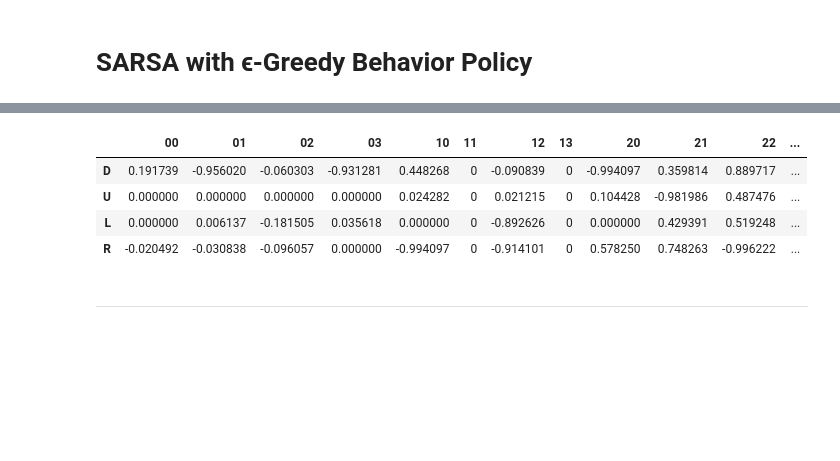
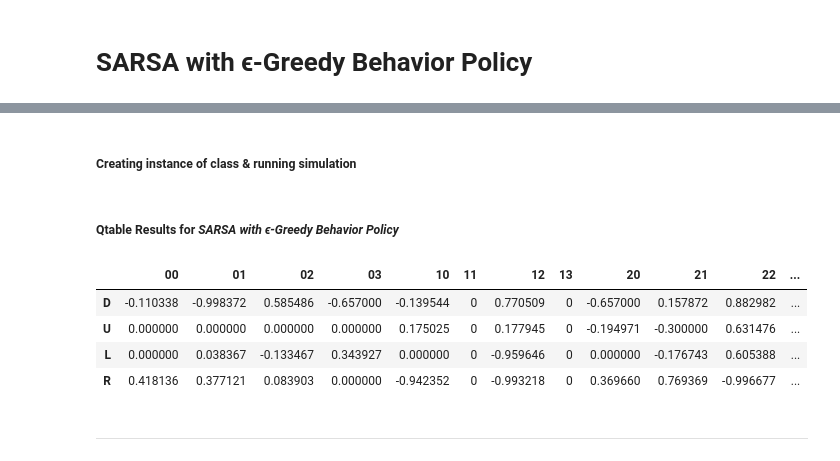
Before and after one commit to moses1998lee/Git, a Jupyter notebook: ME5406 Project 1/01032023 Project 1.ipynb, the cells around one changed output, grey strips where cells are left out. Saved outputs shown, nothing was run; the diff lists cells and outputs as text; code cells hidden in the pictures; blank space fills up the shorter version.

```diff
--- a/ME5406 Project 1/01032023 Project 1.ipynb
+++ b/ME5406 Project 1/01032023 Project 1.ipynb
@@ -516,15 +526,21 @@ Main Action: R
-# %%
-Qtable_sarsa
-# S . . .
-# . H . H
-# . . . H
-# H . . E
-# %% [output]
-|  | 00 | 01 | 02 | 03 | 10 | 11 | 12 | 13 | 20 | 21 | 22 | ... |
-| D | 0.191739 | -0.956020 | -0.060303 | -0.931281 | 0.448268 | 0 | -0.090839 | 0 | -0.994097 | 0.359814 | 0.889717 | ... |
-| U | 0.000000 | 0.000000 | 0.000000 | 0.000000 | 0.024282 | 0 | 0.021215 | 0 | 0.104428 | -0.981986 | 0.487476 | ... |
-| L | 0.000000 | 0.006137 | -0.181505 | 0.035618 | 0.000000 | 0 | -0.892626 | 0 | 0.000000 | 0.429391 | 0.519248 | ... |
-| R | -0.020492 | -0.030838 | -0.096057 | 0.000000 | -0.994097 | 0 | -0.914101 | 0 | 0.578250 | 0.748263 | -0.996222 | ... |
+# %% [markdown]
+#####  Creating instance of class & running simulation
+# %%
+# Create instance of class with environment 1 (4x4 grid)
+sarsa = SARSA_sim(env1)
+
+# Run SARSA simulation
+sarsa.simulate(no_of_episodes_sarsa, epsilon_sarsa, gamma_sarsa, alpha_sarsa)
+# %% [markdown]
+#####  Qtable Results for *SARSA with ϵ-Greedy Behavior Policy*
+# %%
+sarsa.fetchQtable()
+# %% [output]
+|  | 00 | 01 | 02 | 03 | 10 | 11 | 12 | 13 | 20 | 21 | 22 | ... |
+| D | -0.110338 | -0.998372 | 0.585486 | -0.657000 | -0.139544 | 0 | 0.770509 | 0 | -0.657000 | 0.157872 | 0.882982 | ... |
+| U | 0.000000 | 0.000000 | 0.000000 | 0.000000 | 0.175025 | 0 | 0.177945 | 0 | -0.194971 | -0.300000 | 0.631476 | ... |
+| L | 0.000000 | 0.038367 | -0.133467 | 0.343927 | 0.000000 | 0 | -0.959646 | 0 | 0.000000 | -0.176743 | 0.605388 | ... |
+| R | 0.418136 | 0.377121 | 0.083903 | 0.000000 | -0.942352 | 0 | -0.993218 | 0 | 0.369660 | 0.769369 | -0.996677 | ... |
 # %% [markdown]
 _______________________________________________________________________________________________________________________________
 # %% [markdown]
```
Also changed, not shown: parts of 25 cells of this notebook, 1 other file.
